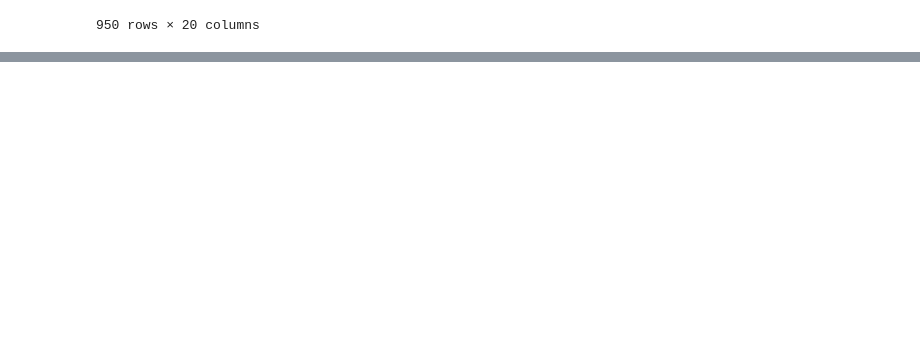
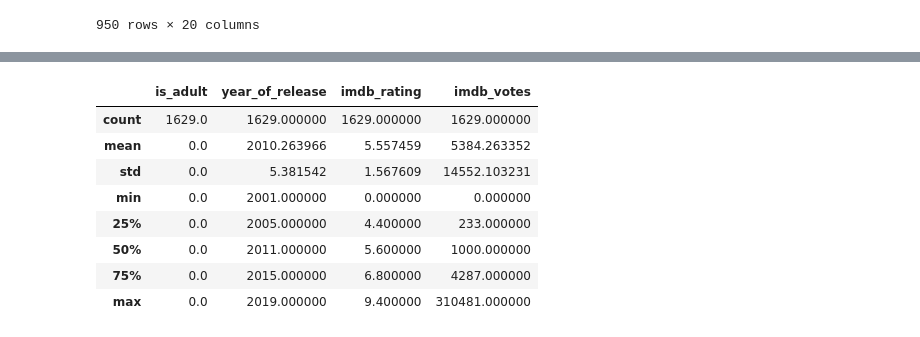
Before and after one commit to HarshChaturvedi19/Learn-Data-Science-With-Projects, a Jupyter notebook: PANDAS/panda-Dataframe/dataFrame.ipynb, the cells around one changed output, grey strips where cells are left out. Cells and saved outputs as stored; diff of their text form; code cells hidden in the pictures; blank space fills up the shorter version.

```diff
--- a/PANDAS/panda-Dataframe/dataFrame.ipynb
+++ b/PANDAS/panda-Dataframe/dataFrame.ipynb
@@ -84,0 +233,13 @@ ipl
+# %%
+# describe -> all neumerical columns
+movies.describe()
+# %% [output]
+|  | is_adult | year_of_release | imdb_rating | imdb_votes |
+| count | 1629.0 | 1629.000000 | 1629.000000 | 1629.000000 |
+| mean | 0.0 | 2010.263966 | 5.557459 | 5384.263352 |
+| std | 0.0 | 5.381542 | 1.567609 | 14552.103231 |
+| min | 0.0 | 2001.000000 | 0.000000 | 0.000000 |
+| 25% | 0.0 | 2005.000000 | 4.400000 | 233.000000 |
+| 50% | 0.0 | 2011.000000 | 5.600000 | 1000.000000 |
+| 75% | 0.0 | 2015.000000 | 6.800000 | 4287.000000 |
+| max | 0.0 | 2019.000000 | 9.400000 | 310481.000000 |
```
Also changed, not shown: parts of 19 cells of this notebook.
